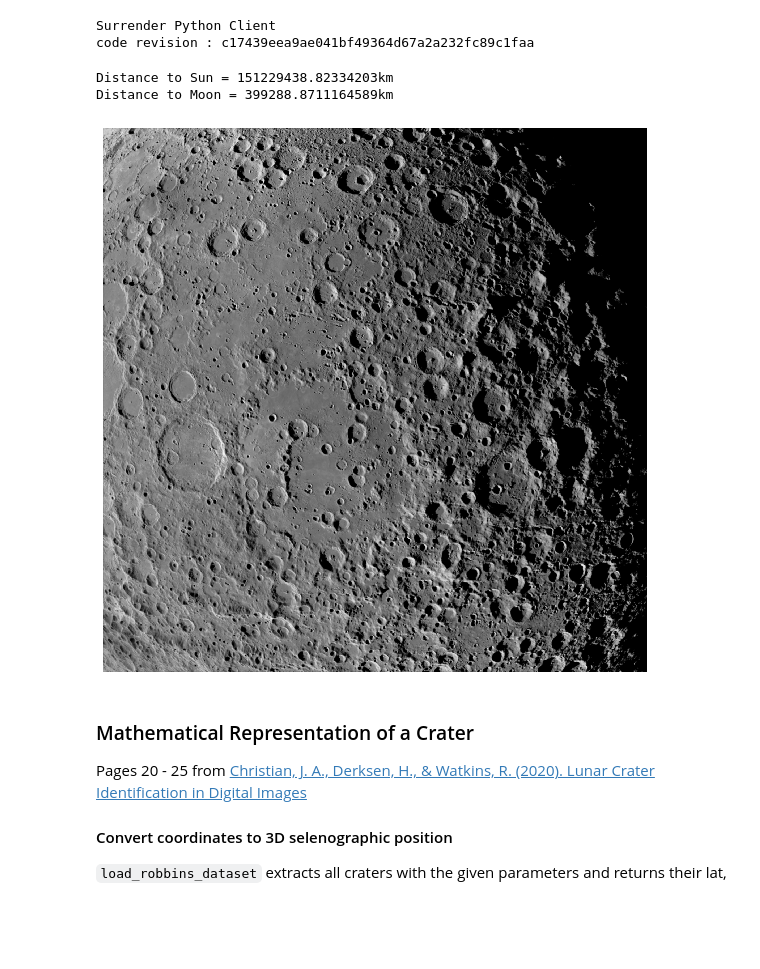
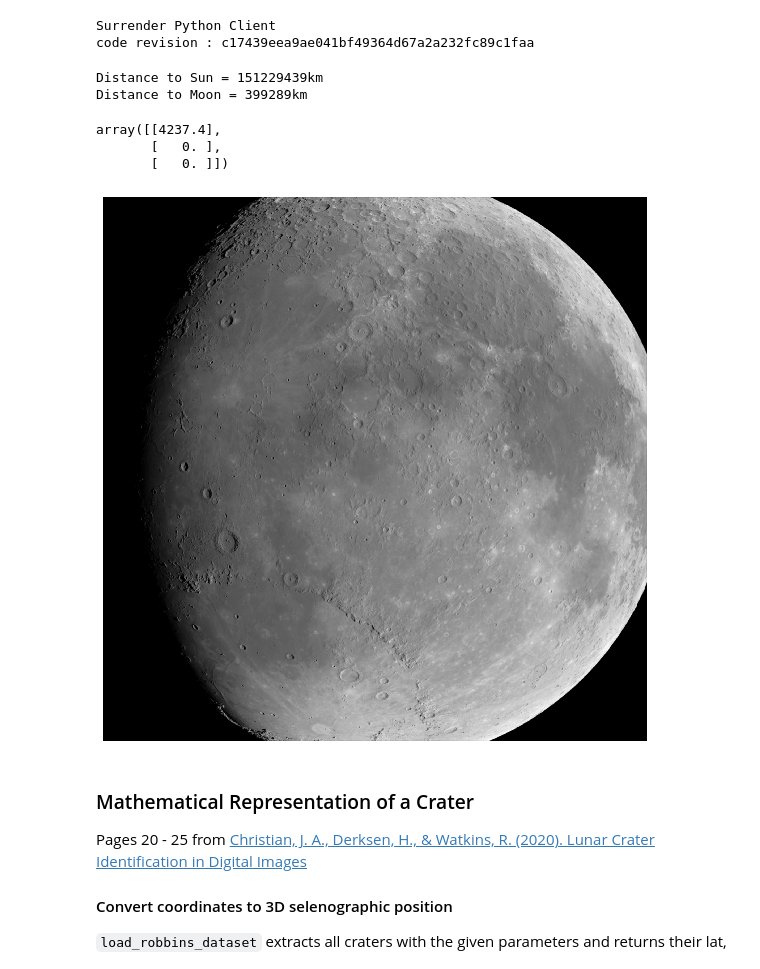
Before and after one commit to wdoppenberg/crater-detection, a Jupyter notebook: notebooks/projection.ipynb, the cells around one changed output. Cells and saved outputs as stored; diff of their text form; code cells hidden in the pictures; blank space fills up the shorter version.

```diff
--- a/notebooks/projection.ipynb
+++ b/notebooks/projection.ipynb
@@ -5,6 +5,7 @@ from pathlib import Path
 
 import numpy as np
 import numpy.linalg as LA
+import pandas as pd
 import spiceypy as spice
 from matplotlib import pyplot as plt
 from scipy.spatial.transform import Rotation as R
@@ -20,9 +21,10 @@ _KERNEL_ROOT = Path('../data/spice_kernels')
 
 # Constants:
 sun_radius = 696342000
+earth_radius = 6371e3
 ua2km = 149597870.700
 ua = ua2km * 1e3
-R_moon = 1737.1
+R_moon = 1737.4
 # %%
 def download_kernel(file_path, base_url=_BASE_URL, base_folder=_KERNEL_ROOT):
     if isinstance(file_path, str):
@@ -137,6 +143,8 @@ DATE = '2020-05-15T00:00:00'
 
 # convert the utc midnight string to the corresponding ET
 ET_DATE = spice.utc2et(DATE)
+
+s.setObjectPosition('earth', (0, 0, 0))
 
 SUN_POS, _ = spice.spkpos(targ='SUN', et=ET_DATE, ref='ECLIPJ2000', abcorr='NONE', obs='EARTH')
 SUN_POS *= 1e3  # Convert to m
@@ -146,7 +154,7 @@ MOON_POS, _ = spice.spkpos(targ='MOON', et=ET_DATE, ref='ECLIPJ2000', abcorr='NO
 MOON_POS *= 1e3  # Convert to m
 s.setObjectPosition('moon', MOON_POS)
 
-print(f"Distance to Sun = {LA.norm(SUN_POS)/1e3}km\nDistance to Moon = {LA.norm(MOON_POS)/1e3}km")
+print(f"Distance to Sun = {LA.norm(SUN_POS)/1e3:.0f}km\nDistance to Moon = {LA.norm(MOON_POS)/1e3:.0f}km")
 # %% [output]
-Distance to Sun = 151229438.82334203km
-Distance to Moon = 399288.8711164589km
+Distance to Sun = 151229439km
+Distance to Moon = 399289km
@@ -153,34 +177,49 @@ Distance to Moon = 399288.8711164589km
+# %%
+### POSITION CAMERA
+height = 2500
+dist = R_moon + height
+
+p_Mi = np.array(spherical_to_cartesian(R_moon, lat, long)).T[:, :, None]
+r_M = np.array(spherical_to_cartesian(dist, np.radians(0), np.radians(0)))[:, None]
+
+visible = LA.norm(p_Mi - r_M, ord=2, axis=(1, 2)) < np.sqrt(LA.norm(r_M)**2 + R_moon**2)
+p_Mi = p_Mi[visible]
+r_M
+# %% [output]
+array([[4237.4],
+       [   0. ],
+       [   0. ]])
 # %%
-height = 500
-dist = R_moon + height
-
 ### ROTATE CAMERA
 k = np.array([0., 0., 1.])[:, None]
-r_M = np.array([-0.5*dist, dist, dist])[:, None]
 CAM_POS = MOON_POS + r_M.ravel()*1e3
 
-Z_cam = -((CAM_POS - MOON_POS) / LA.norm(CAM_POS - MOON_POS))[:, None]
+Z_ax_cam = -((CAM_POS - MOON_POS) / LA.norm(CAM_POS - MOON_POS))[:, None]
 
-X_cam = np.cross(k, r_M, axis=0)
-X_cam /= LA.norm(X_cam, ord=2)
+X_ax_cam = np.cross(k, r_M, axis=0)
+X_ax_cam /= LA.norm(X_ax_cam, ord=2)
 
-Y_cam = np.cross(Z_cam, X_cam, axis=0)
-Y_cam /= LA.norm(Y_cam, ord=2)
+Y_ax_cam = np.cross(Z_ax_cam, X_ax_cam, axis=0)
+Y_ax_cam /= LA.norm(Y_ax_cam, ord=2)
 
-T_CM = np.concatenate((X_cam, Y_cam, Z_cam), axis=-1)
+T_CM = np.concatenate((X_ax_cam, Y_ax_cam, Z_ax_cam), axis=-1)
+if LA.matrix_rank(T_CM) != 3:
+    raise ValueError("Invalid camera attitude matrix!")
+
+rot_mult = 0
+s.setObjectAttitude('moon', R.from_euler('z', rot_mult*np.pi/2, degrees=False).as_quat())
 
 s.setObjectPosition('camera', CAM_POS)
 s.setObjectAttitude('camera', R.from_matrix(T_CM).as_quat())
-s.setObjectAttitude('moon', R.from_matrix(np.identity(3)).as_quat())
 
 s.render()
 im = s.getImageGray32F()
 fig, ax = plt.subplots(figsize=(10, 10))
 ax.imshow(im, aspect='equal', interpolation='none', cmap='Greys_r')
 ax.set_axis_off()
 # fig.savefig('output/surrender_example.png')
 # %% [output]
-[figure, old version]
+[figure, new version]
 # %% [markdown]
 ### Mathematical Representation of a Crater
 Pages 20 - 25 from [Christian, J. A., Derksen, H., & Watkins, R. (2020). Lunar Crater Identification in Digital Images](http://arxiv.org/abs/2009.01228)
```
Also changed, not shown: parts of 8 cells of this notebook, 7 other files.
